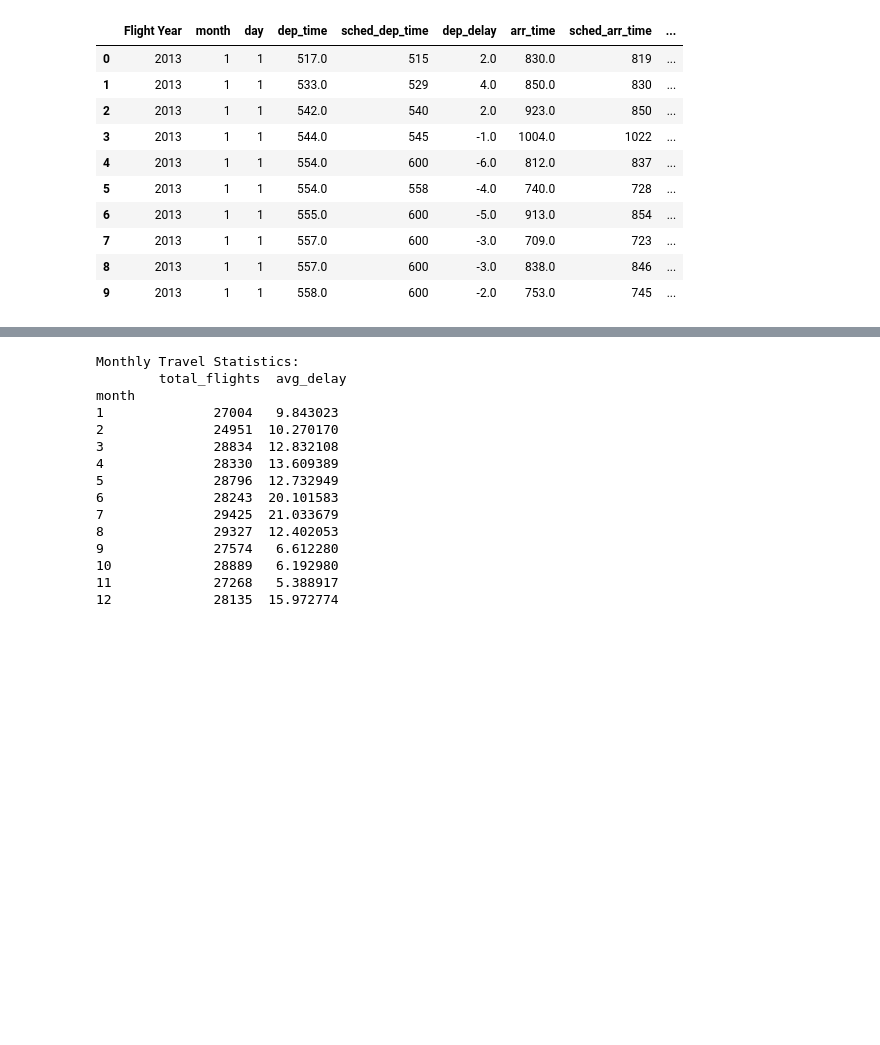
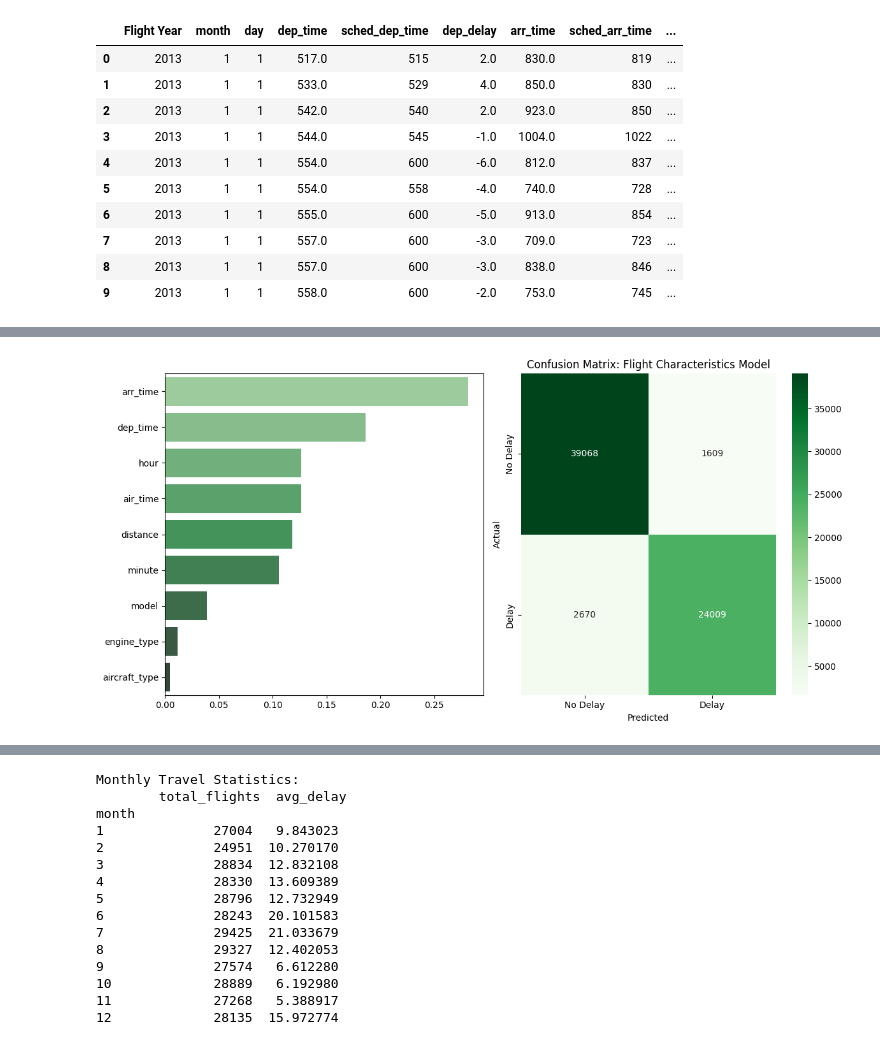
Before and after one commit to Saahil2106/Cloud9, a Jupyter notebook: Group06_Milestone3_Random_Forest.ipynb, the cells around one changed output, grey strips where cells are left out. Drawn from its saved outputs; the diff is of its cells as text; code cells hidden in the pictures; blank space fills up the shorter version.

```diff
--- a/Group06_Milestone3_Random_Forest.ipynb
+++ b/Group06_Milestone3_Random_Forest.ipynb
@@ -1094,0 +1176,33 @@ Name: dep_delay, dtype: float64
+# %%
+# Feature importance for Flight Characteristics Model
+flight_features = ['arr_time', 'dep_time', 'hour', 'air_time', 'distance', 'minute', 'model', 'engine_type', 'aircraft_type']
+flight_importances = [0.281716, 0.186257, 0.126356, 0.126321, 0.118113, 0.105874, 0.038735, 0.011872, 0.004755]
+
+# Confusion Matrix Data
+flight_cm = np.array([[39068, 1609], [2670, 24009]])
+
+# Visualization
+fig, axes = plt.subplots(1, 2, figsize=(12, 6))
+
+# Flight Characteristics Feature Importances
+sns.barplot(
+    x=flight_importances,
+    y=flight_features,
+    ax=axes[0],
+    hue=flight_features,
+    palette="Greens_d",
+    legend=False
+)
+
+# Confusion Matrix: Flight Characteristics Model
+sns.heatmap(flight_cm, annot=True, fmt="d", cmap="Greens", ax=axes[1])
+axes[1].set_title("Confusion Matrix: Flight Characteristics Model")
+axes[1].set_xlabel("Predicted")
+axes[1].set_ylabel("Actual")
+axes[1].set_xticklabels(['No Delay', 'Delay'])
+axes[1].set_yticklabels(['No Delay', 'Delay'])
+
+plt.tight_layout()
+plt.show()
+# %% [output]
+[figure, added]
```
Also changed, not shown: parts of 20 cells of this notebook.
